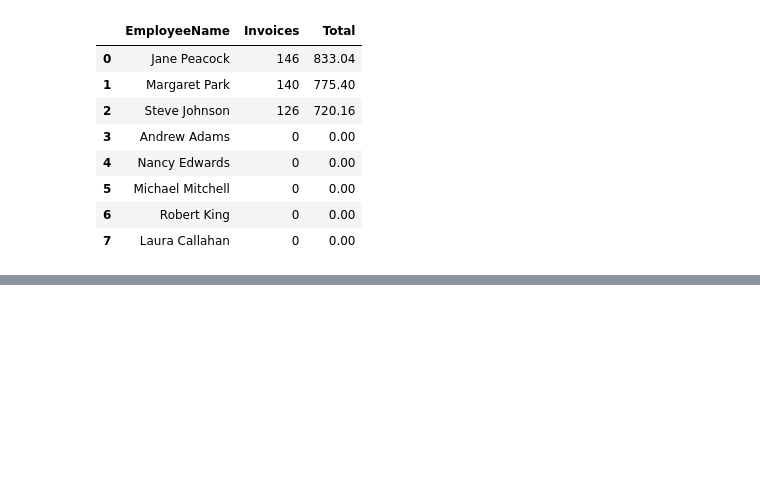
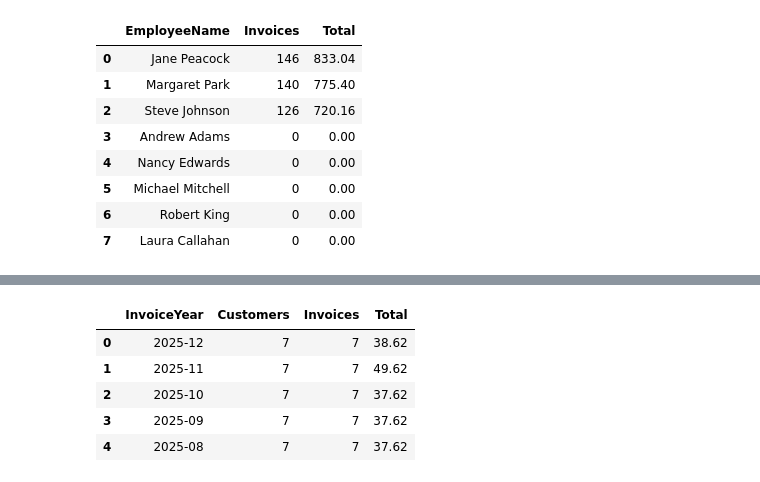
Before and after one commit to barmaley350/SQLLessons, a Jupyter notebook: jupyter_notebooks/examples.ipynb, the cells around one changed output, grey strips where cells are left out. Saved outputs shown, nothing was run; the diff lists cells and outputs as text; code cells hidden in the pictures; blank space fills up the shorter version.

```diff
--- a/jupyter_notebooks/examples.ipynb
+++ b/jupyter_notebooks/examples.ipynb
@@ -128,0 +135,21 @@ data
+# %%
+sql = """SELECT
+    STRFTIME('%Y-%m', i.InvoiceDate) AS InvoiceYear,
+    COUNT(c.CustomerId) AS Customers,
+    COUNT(i.InvoiceId) AS Invoices,
+    SUM(i.Total) AS Total
+FROM Employee e
+RIGHT JOIN Customer c ON c.SupportRepId = e.EmployeeId
+LEFT JOIN Invoice i ON i.CustomerId = c.CustomerId
+GROUP BY STRFTIME('%Y-%m', i.InvoiceDate)
+ORDER BY InvoiceYear DESC, Total DESC;
+"""
+data = pd.read_sql_query(sql, conn)
+data.head()
+# %% [output]
+|  | InvoiceYear | Customers | Invoices | Total |
+| 0 | 2025-12 | 7 | 7 | 38.62 |
+| 1 | 2025-11 | 7 | 7 | 49.62 |
+| 2 | 2025-10 | 7 | 7 | 37.62 |
+| 3 | 2025-09 | 7 | 7 | 37.62 |
+| 4 | 2025-08 | 7 | 7 | 37.62 |
```
Also changed, not shown: parts of 2 cells of this notebook, 2 other files.
